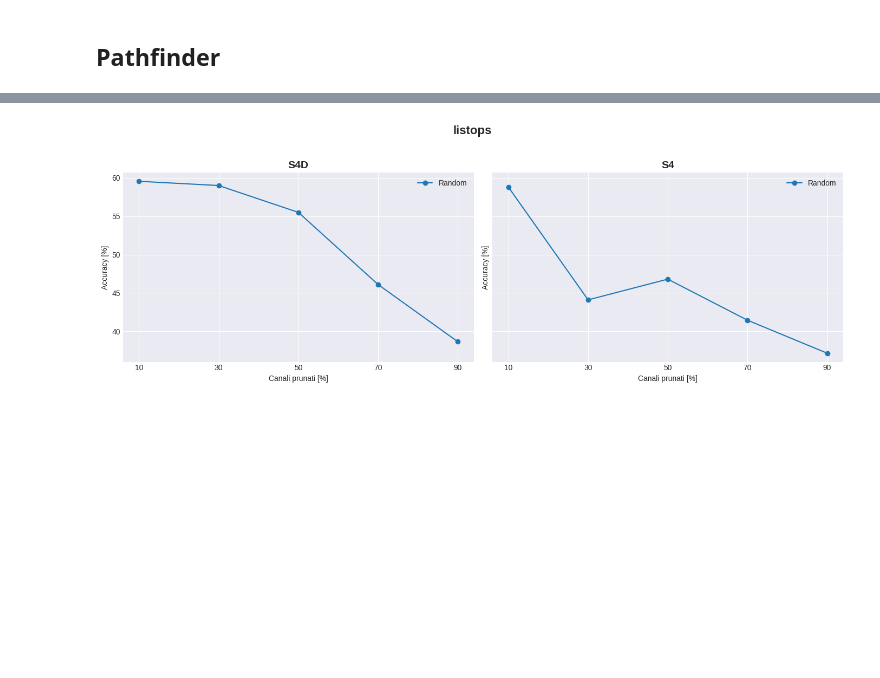
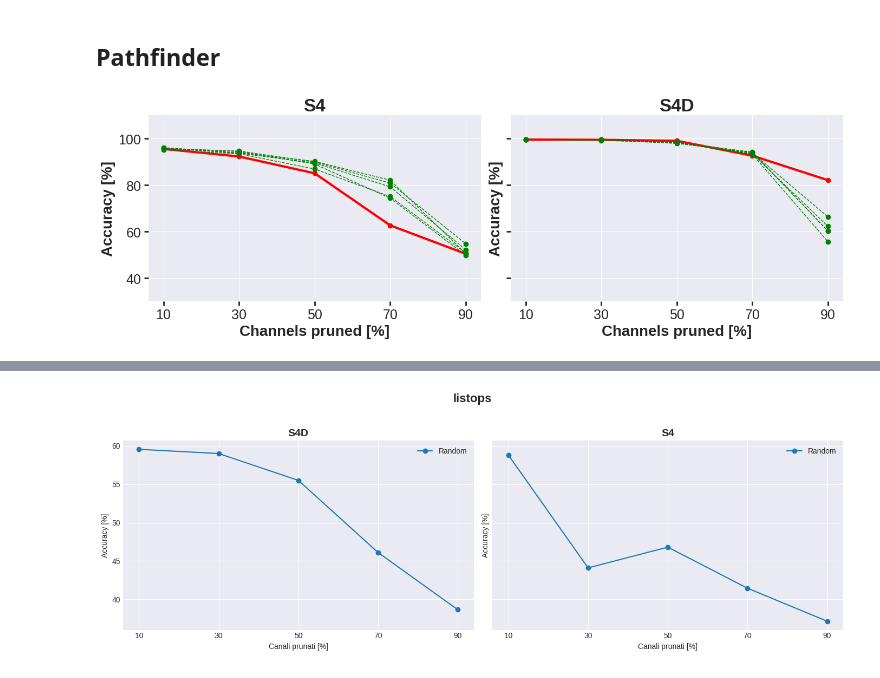
Before and after one commit to PARCO-LAB/S4oP, a Jupyter notebook: plot.ipynb, the cells around one changed output, grey strips where cells are left out. Drawn from its saved outputs; the diff is of its cells as text; code cells hidden in the pictures; blank space fills up the shorter version.

```diff
--- a/plot.ipynb
+++ b/plot.ipynb
@@ -189,19 +201,27 @@ import matplotlib.pyplot as plt
 pruning_perc = [10, 30, 50, 70, 90]
 
 results = {
+    "S4": {
+        "Random": [95.58, 92.31, 85.11, 62.7, 50.47],
+        "1": [95.185, 93.470, 86.944, 75.094, 50.848],
+        "2": [96.185, 93.720, 89.539, 79.269, 52.198],
+        "3": [95.775, 93.905, 90.240, 82.144, 50.558],
+        "4": [95.715, 94.675, 89.954, 80.899, 54.783],
+        "5": [95.930, 94.445, 89.094, 74.404, 49.822],
+        #"Last_channels": [96.29, 94.60, 88.60, 62.16, 50.31]
+    },
     "S4D": {
         "Random": [99.61, 99.51, 99.07, 92.66, 82.12],
-        "Exponential": [99.57, 99.45, 98.16, 95.0, 63.78],
-        "Last_channels": [99.53, 99.26, 96.20, 89.97, 68.61]
-    },
-    "S4": {
-        "Random": [95.58, 92.31, 85.11, 62.7, 50.47],
-        "Exponential": [96.07, 94.33, 91.2, 73.24, 50.93],
-        "Last_channels": [96.29, 94.60, 88.60, 62.16, 50.31]
-    },
+        "1": [99.720, 99.415, 98.520, 94.075, 60.283],
+        "2": [99.600, 99.360, 98.595, 93.385, 62.293],
+        "3": [99.605, 99.415, 97.935, 93.870, 66.293],
+        "4": [99.590, 99.230, 98.300, 93.210, 55.638],
+        "5": [99.670, 99.530, 98.280, 94.205, 60.238],
+        #"Last_channels": [99.53, 99.26, 96.20, 89.97, 68.61]
+    }
 }
 
-perc_reduction = {
+""" perc_reduction = {
     "S4D": {
         "time": {
             "Random": [2.69, 15.23, 28.57, 43.46, 48.85],
@@ -220,54 +240,47 @@ perc_reduction = {
             "Exponential": [5.17, 16.32, 26.7, 38.84, 46.9],
             "Last_channels": [5.37, 16.32, 24.59, 35.95, 46.57]
         },
         "params": {
             "Random": [3.31, 9.97, 16.64, 23.30, 29.95],
             "Exponential": [3.32, 9.97, 16.65, 23.30, 29.95],
             "Last_channels": [3.32, 9.97, 16.65, 23.30, 29.95]
         }
     }
-}
+} """
 
 plt.style.use('seaborn-v0_8-darkgrid')
 fig, axes = plt.subplots(1, len(results), figsize=(14, 5), sharey=True)
 
 if len(results) == 1:
     axes = [axes]
 
 offsets = {
     "Random": 58,
     "Exponential": 55.5,
     "Last_channels": 53
 }
 
 for ax, (model_name, model_data) in zip(axes, results.items()):
     for pattern_name, acc_values in model_data.items():
-        ax.plot(pruning_perc, acc_values, marker='o', label=pattern_name)
-        offset_y = offsets.get(pattern_name, 0)
-        for i, (x, y) in enumerate(zip(pruning_perc, acc_values)):
-            if pattern_name == "Random":
-                fc = "lightblue"
-            elif pattern_name == "Exponential":
-                fc = "orange"
-            else:
-                fc = "lightgreen"
-            ax.annotate(
-                f"{y} - {perc_reduction[model_name]['time'][pattern_name][i]}% - {perc_reduction[model_name]['params'][pattern_name][i]}%",
-                (x, offset_y),
-                textcoords="offset points",
-                xytext=(0, 0),
-                ha='center',
-                fontsize=8,
-                bbox=dict(boxstyle="round,pad=0.3", fc=fc, alpha=0.6, ec="gray"),
-            )
+       ax.plot(pruning_perc, acc_values, marker='o', label=pattern_name, color="red" if pattern_name == "Random" else "green", linestyle='-' if pattern_name == "Random" else '--', linewidth=3 if pattern_name == "Random" else 1)
 
-    ax.set_title(f"{model_name} (94.770)" if model_name == "S4" else f"{model_name} (98.655)", fontsize=14, fontweight='bold')
-    ax.set_xlabel("Canali prunati [%]")
+    ax.set_title(f"{model_name}" if model_name == "S4" else f"{model_name}", fontsize=24, fontweight='bold')
+    ax.set_xlabel("Channels pruned [%]", fontsize=20, fontweight='bold')
     ax.set_xticks(pruning_perc)
-    ax.set_ylabel("Accuracy [%]")
-    ax.legend(title="Riquadri colorati: Accuratezza -Tempo - Parametri")
+    ax.set_ylabel("Accuracy [%]", fontsize=20, fontweight='bold')
+    #ax.legend(fontsize=20)
+    ax.set_ylim(30, 110)
+    ax.tick_params(
+        axis='both',
+        which='major',
+        labelsize=18,
+        length=6,
+        width=2
+    )
     ax.grid(True)
 
-fig.suptitle("pathfinder", fontsize=16, fontweight='bold')
+#fig.suptitle("pathfinder", fontsize=16, fontweight='bold')
 plt.tight_layout(rect=[0, 0, 1, 0.95])
 plt.show()
+# %% [output]
+[figure, added]
```
Also changed, not shown: parts of 34 cells of this notebook, 8 other files.
